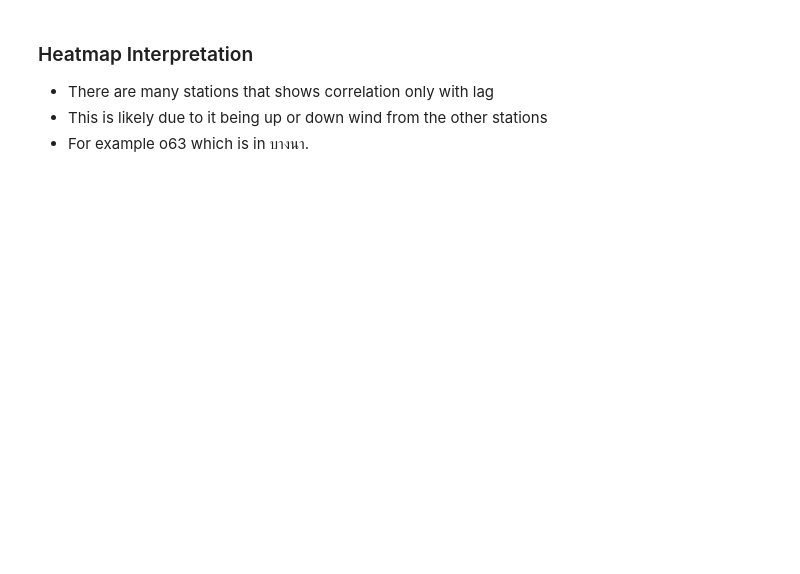
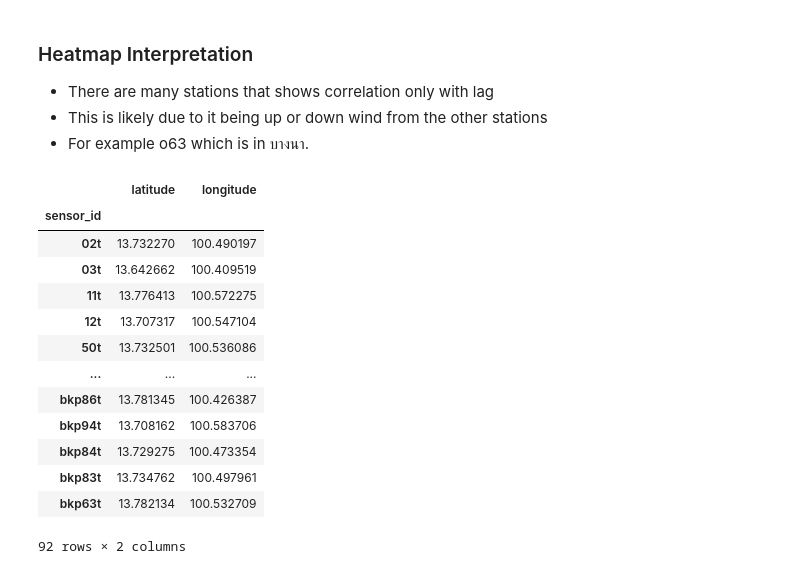
Before and after one commit to GemsLoveNLP/PM25, a Jupyter notebook: eda.ipynb, the cells around one changed output. Saved outputs shown, nothing was run; the diff lists cells and outputs as text; code cells hidden in the pictures; blank space fills up the shorter version.

```diff
--- a/eda.ipynb
+++ b/eda.ipynb
@@ -324,3 +319,23 @@ plt.show()
 - There are many stations that shows correlation only with lag
 - This is likely due to it being up or down wind from the other stations
 - For example o63 which is in บางนา.
+# %%
+df_geo = pd.read_csv('addr_latlong.csv')
+df_geo = df_geo.set_index('sensor_id')
+df_geo = df_geo[["latitude", "longitude"]]
+df_geo
+# %% [output]
+|  | latitude | longitude |
+| sensor_id |  |  |
+| 02t | 13.732270 | 100.490197 |
+| 03t | 13.642662 | 100.409519 |
+| 11t | 13.776413 | 100.572275 |
+| 12t | 13.707317 | 100.547104 |
+| 50t | 13.732501 | 100.536086 |
+| ... | ... | ... |
+| bkp86t | 13.781345 | 100.426387 |
+| bkp94t | 13.708162 | 100.583706 |
+| bkp84t | 13.729275 | 100.473354 |
+| bkp83t | 13.734762 | 100.497961 |
+| bkp63t | 13.782134 | 100.532709 |
+92 rows × 2 columns
```
Also changed, not shown: parts of 4 cells of this notebook.
